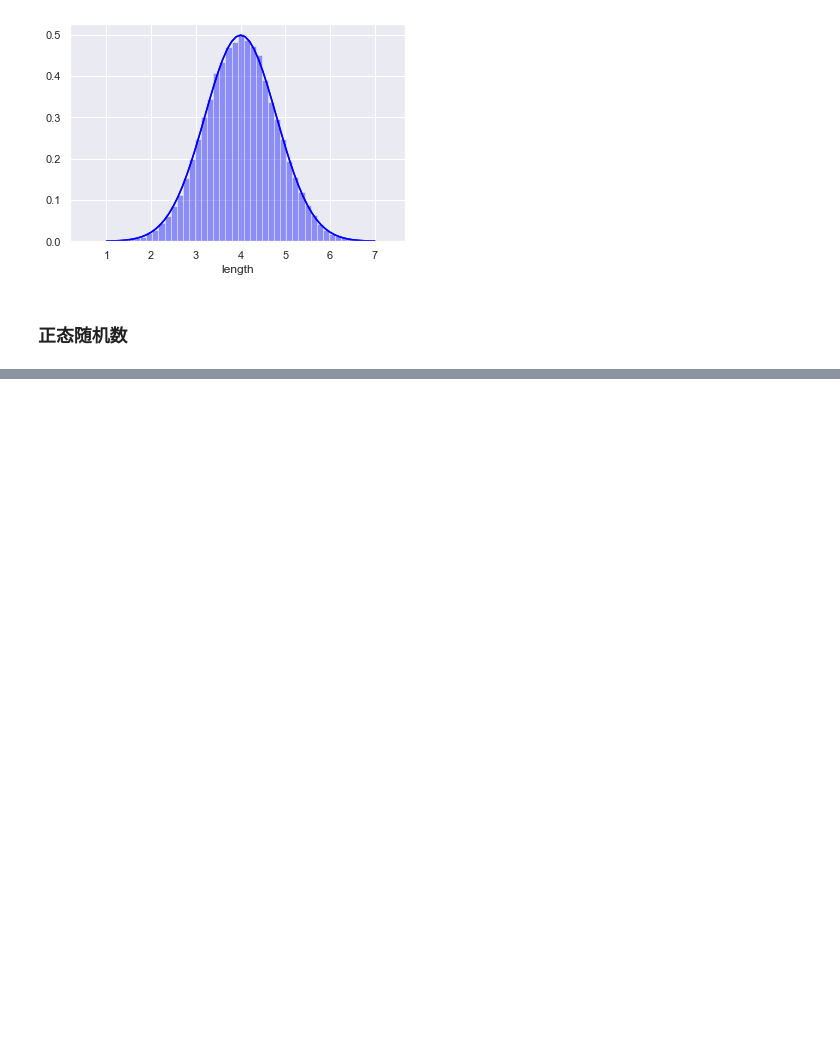
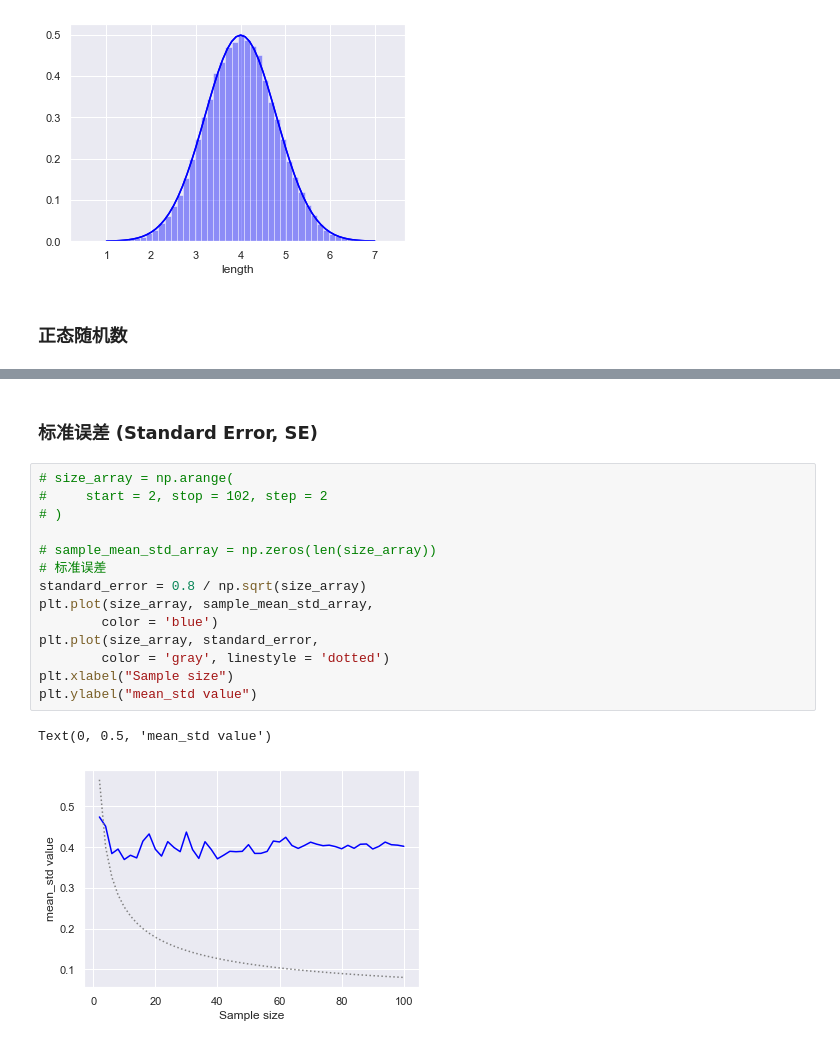
Before and after one commit to yuanzhen-lucas/mybioinfo, a Jupyter notebook: python/chapter3_python进行数据分析.ipynb, the cells around one changed output, grey strips where cells are left out. Saved outputs shown, nothing was run; the diff lists cells and outputs as text; blank space fills up the shorter version.

```diff
--- a/python/chapter3_python进行数据分析.ipynb
+++ b/python/chapter3_python进行数据分析.ipynb
@@ -313,0 +431,19 @@ sp.mean(sampling_norm)
+# %% [markdown]
+### 标准误差 (Standard Error, SE)
+# %%
+# size_array = np.arange(
+#     start = 2, stop = 102, step = 2
+# )
+
+# sample_mean_std_array = np.zeros(len(size_array))
+# 标准误差
+standard_error = 0.8 / np.sqrt(size_array)
+plt.plot(size_array, sample_mean_std_array,
+        color = 'blue')
+plt.plot(size_array, standard_error,
+        color = 'gray', linestyle = 'dotted')
+plt.xlabel("Sample size")
+plt.ylabel("mean_std value")
+# %% [output]
+Text(0, 0.5, 'mean_std value')
+[figure, added]
```
Also changed, not shown: parts of 8 cells of this notebook.
